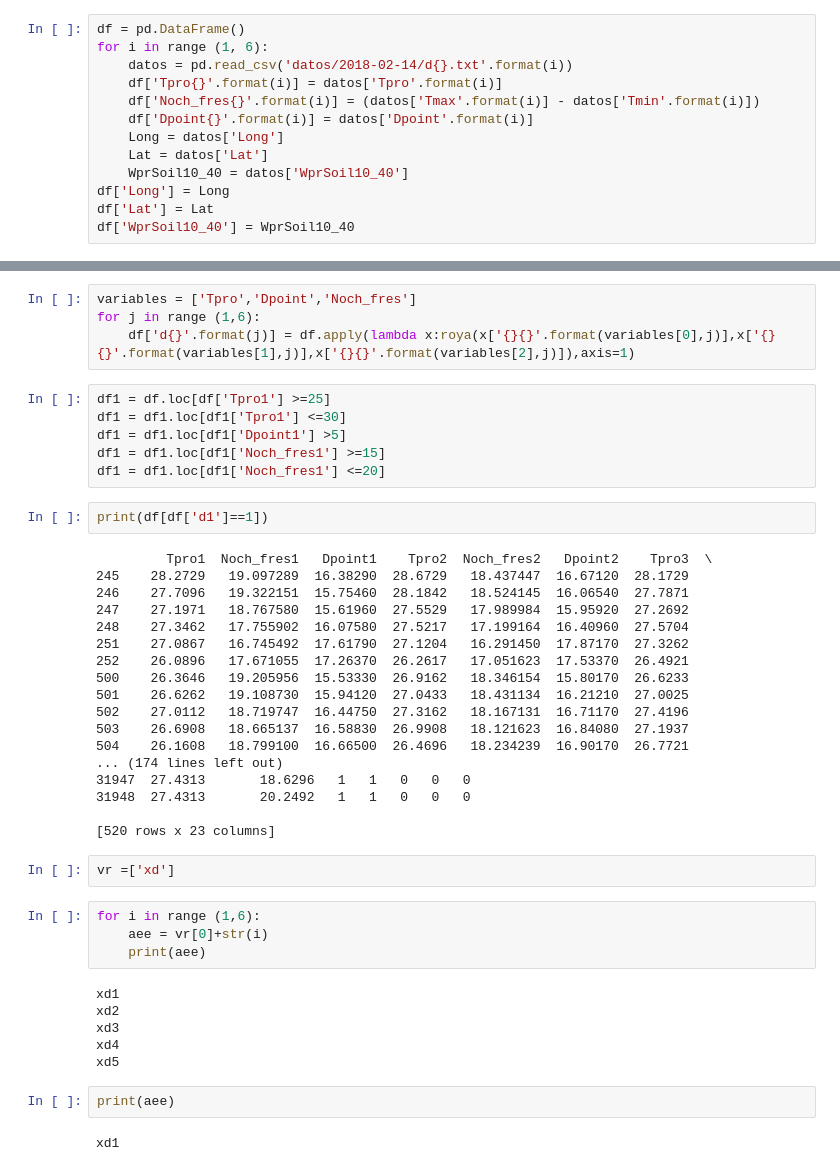
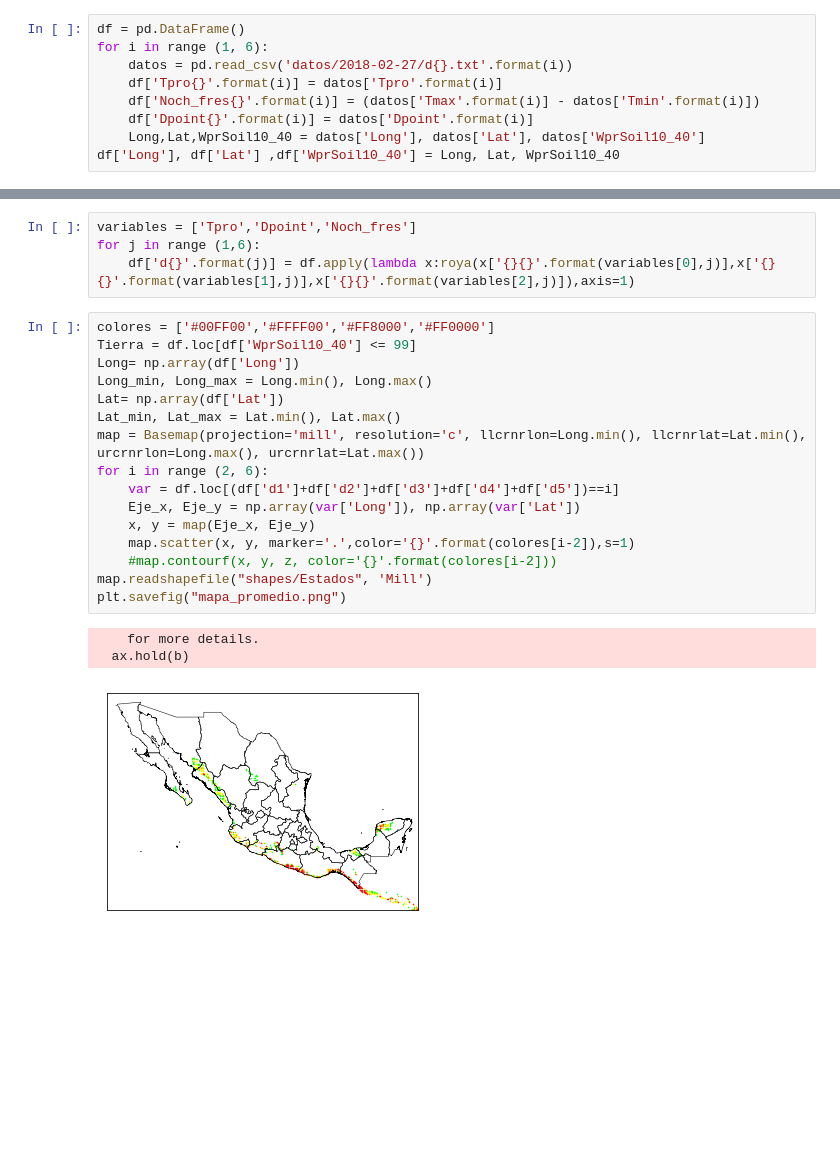
Before and after one commit to jorgemauricio/utna_roya, a Jupyter notebook: Untitled.ipynb, the cells around one changed output, grey strips where cells are left out. Drawn from its saved outputs; the diff is of its cells as text; blank space fills up the shorter version.

Commit message:
Mapas, falta restablecer puntos

```diff
--- a/Untitled.ipynb
+++ b/Untitled.ipynb
@@ -9,16 +9,12 @@ import os
 # %%
 df = pd.DataFrame()
 for i in range (1, 6):
-    datos = pd.read_csv('datos/2018-02-14/d{}.txt'.format(i))
+    datos = pd.read_csv('datos/2018-02-27/d{}.txt'.format(i))
     df['Tpro{}'.format(i)] = datos['Tpro'.format(i)]
     df['Noch_fres{}'.format(i)] = (datos['Tmax'.format(i)] - datos['Tmin'.format(i)])
     df['Dpoint{}'.format(i)] = datos['Dpoint'.format(i)]
-    Long = datos['Long']
-    Lat = datos['Lat']
-    WprSoil10_40 = datos['WprSoil10_40']
-df['Long'] = Long
-df['Lat'] = Lat
-df['WprSoil10_40'] = WprSoil10_40
+    Long,Lat,WprSoil10_40 = datos['Long'], datos['Lat'], datos['WprSoil10_40']
+df['Long'], df['Lat'] ,df['WprSoil10_40'] = Long, Lat, WprSoil10_40
 # %%
 def roya(Tpro,Dpoint,Noch_fres):
     if Tpro >= 25 and Tpro <=30 and Dpoint > 5 and Noch_fres >= 15 and Noch_fres <=20:
@@ -29,45 +25,23 @@ def roya(Tpro,Dpoint,Noch_fres):
 variables = ['Tpro','Dpoint','Noch_fres']
 for j in range (1,6):
     df['d{}'.format(j)] = df.apply(lambda x:roya(x['{}{}'.format(variables[0],j)],x['{}{}'.format(variables[1],j)],x['{}{}'.format(variables[2],j)]),axis=1)
-# %%
-df1 = df.loc[df['Tpro1'] >=25]
-df1 = df1.loc[df1['Tpro1'] <=30]
-df1 = df1.loc[df1['Dpoint1'] >5]
-df1 = df1.loc[df1['Noch_fres1'] >=15]
-df1 = df1.loc[df1['Noch_fres1'] <=20]
-# %%
-print(df[df['d1']==1])
-# %% [output]
-         Tpro1  Noch_fres1   Dpoint1    Tpro2  Noch_fres2   Dpoint2    Tpro3  \
-245    28.2729   19.097289  16.38290  28.6729   18.437447  16.67120  28.1729
-246    27.7096   19.322151  15.75460  28.1842   18.524145  16.06540  27.7871
-247    27.1971   18.767580  15.61960  27.5529   17.989984  15.95920  27.2692
-248    27.3462   17.755902  16.07580  27.5217   17.199164  16.40960  27.5704
-251    27.0867   16.745492  17.61790  27.1204   16.291450  17.87170  27.3262
-252    26.0896   17.671055  17.26370  26.2617   17.051623  17.53370  26.4921
-500    26.3646   19.205956  15.53330  26.9162   18.346154  15.80170  26.6233
-501    26.6262   19.108730  15.94120  27.0433   18.431134  16.21210  27.0025
-502    27.0112   18.719747  16.44750  27.3162   18.167131  16.71170  27.4196
-503    26.6908   18.665137  16.58830  26.9908   18.121623  16.84080  27.1937
-504    26.1608   18.799100  16.66500  26.4696   18.234239  16.90170  26.7721
-... (174 lines left out)
-31947  27.4313       18.6296   1   1   0   0   0
-31948  27.4313       20.2492   1   1   0   0   0
-
-[520 rows x 23 columns]
-# %%
-vr =['xd']
-# %%
-for i in range (1,6):
-    aee = vr[0]+str(i)
-    print(aee)
-# %% [output]
-xd1
-xd2
-xd3
-xd4
-xd5
-# %%
-print(aee)
-# %% [output]
-xd1
+# %%
+colores = ['#00FF00','#FFFF00','#FF8000','#FF0000']
+Tierra = df.loc[df['WprSoil10_40'] <= 99]
+Long= np.array(df['Long'])
+Long_min, Long_max = Long.min(), Long.max()
+Lat= np.array(df['Lat'])
+Lat_min, Lat_max = Lat.min(), Lat.max()
+map = Basemap(projection='mill', resolution='c', llcrnrlon=Long.min(), llcrnrlat=Lat.min(), urcrnrlon=Long.max(), urcrnrlat=Lat.max())
+for i in range (2, 6):
+    var = df.loc[(df['d1']+df['d2']+df['d3']+df['d4']+df['d5'])==i]
+    Eje_x, Eje_y = np.array(var['Long']), np.array(var['Lat'])
+    x, y = map(Eje_x, Eje_y)
+    map.scatter(x, y, marker='.',color='{}'.format(colores[i-2]),s=1)
+    #map.contourf(x, y, z, color='{}'.format(colores[i-2]))
+map.readshapefile("shapes/Estados", 'Mill')
+plt.savefig("mapa_promedio.png")
+# %% [output]
+    for more details.
+  ax.hold(b)
+[figure, added]
```
Also changed, not shown: 1 other file.
